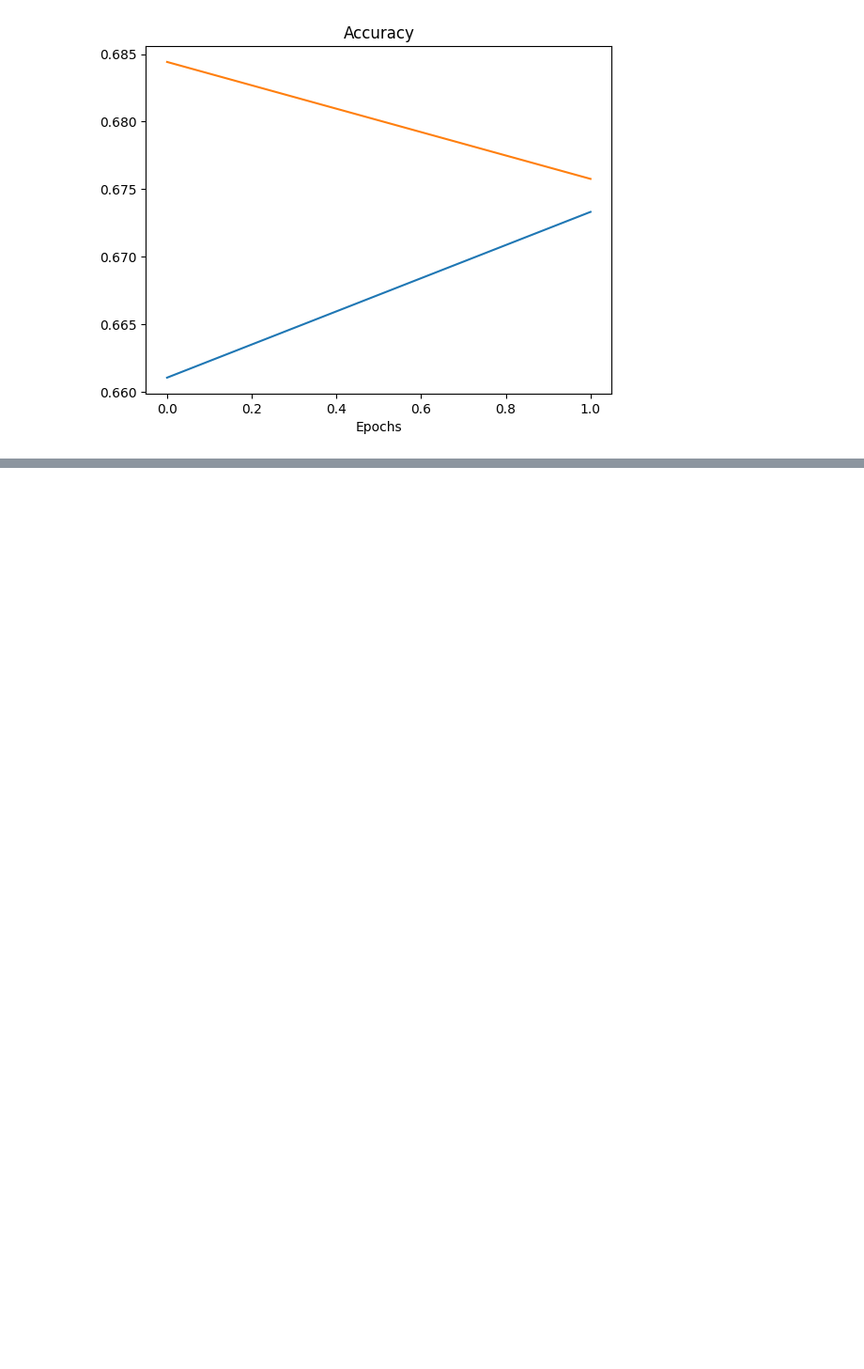
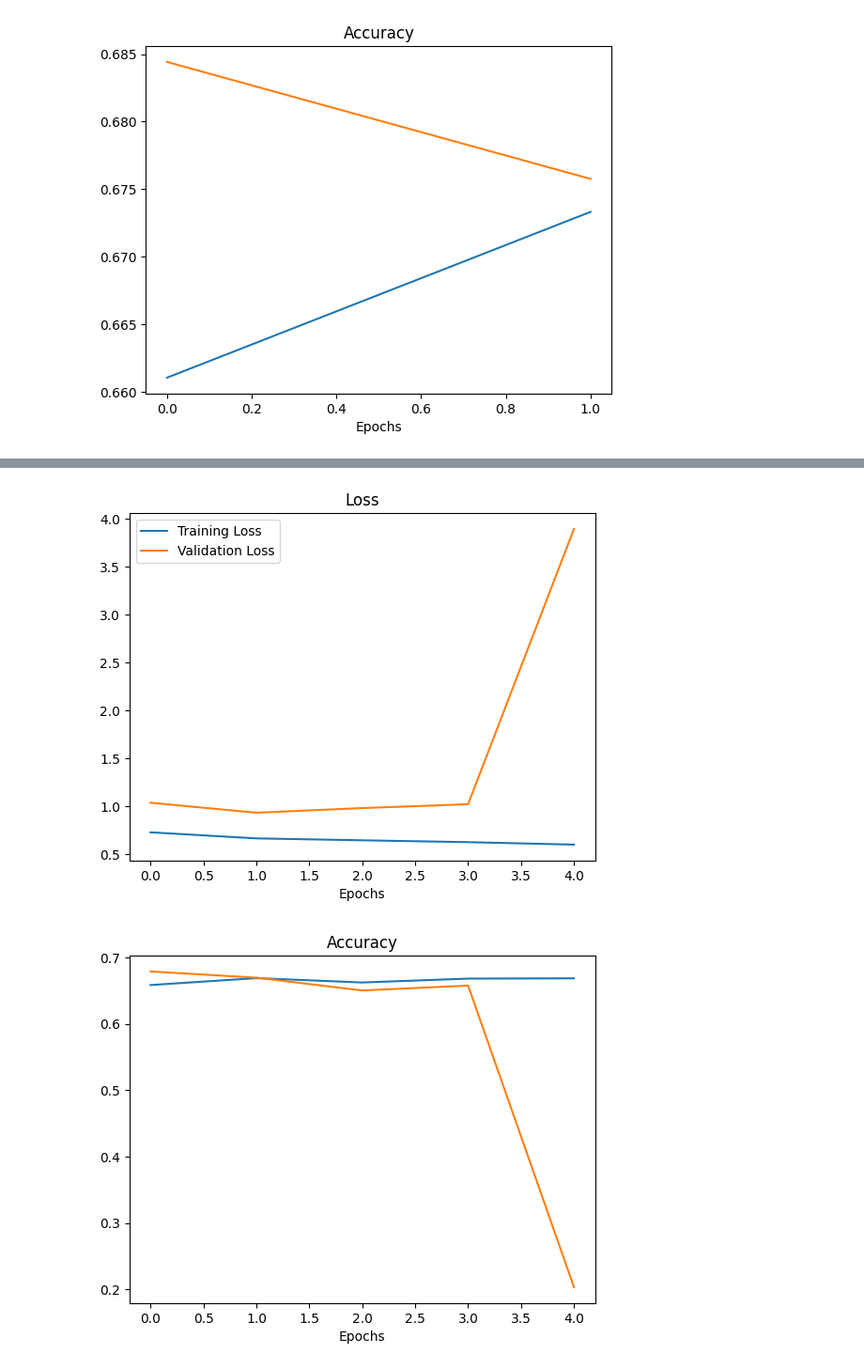
Before and after one commit to vaibhav709/Skin-Cancer-Detection, a Jupyter notebook: train.ipynb, the cells around one changed output, grey strips where cells are left out. Shown at 94% size. Saved outputs shown, nothing was run; the diff lists cells and outputs as text; code cells hidden in the pictures; blank space fills up the shorter version.

```diff
--- a/train.ipynb
+++ b/train.ipynb
@@ -28,7 +38,7 @@ val_dir = 'C:\\Users\\vaibh\\OneDrive\\Desktop\\Skin-Cancer-Detection\\ham10000_
 from tensorflow.keras.preprocessing import image_dataset_from_directory
 
 IMG_SIZE = (224, 224)
-BATCH_SIZE = 32
+BATCH_SIZE = 8
 
 train_data = image_dataset_from_directory(
     train_dir,
@@ -201,0 +352,24 @@ plot_loss_curves(history_baseline_model_1)
+# %%
+from tensorflow.keras import layers
+from tensorflow.keras import Sequential
+from tensorflow.keras.layers import Conv2D, MaxPool2D, Flatten, Dense, GlobalAveragePooling2D, BatchNormalization
+
+model_3 = Sequential()
+model_3.add(layers.Input(shape=(IMG_SIZE[0], IMG_SIZE[1], 3)))
+model_3.add(data_augmentation)  # Add data augmentation layer
+model_3.add(layers.Rescaling(1./255))  # Add rescaling layer to normalize
+model_3.add(Conv2D(32, 3, activation='relu', padding='same', ))
+model_3.add(BatchNormalization()) # adding batch normalization
+model_3.add(Conv2D(32, 3, activation='relu', padding='same', ))
+model_3.add(BatchNormalization()) # adding batch normalization
+model_3.add(MaxPool2D(pool_size=2))
+model_3.add(Conv2D(64, 3, activation='relu',padding='same',))
+model_3.add(BatchNormalization()) # adding batch normalization
+model_3.add(Conv2D(64, 3, activation='relu',padding='same',))
+model_3.add(BatchNormalization()) # adding batch normalization
+model_3.add(GlobalAveragePooling2D())
+model_3.add(layers.Dropout(0.2))
+model_3.add(Dense(128, activation='relu'))
+model_3.add(Dense(128, activation='relu'))
+model_3.add(layers.Dropout(0.3))
+model_3.add(Dense(7, activation='softmax'))
@@ -201,0 +400,6 @@ plot_loss_curves(history_baseline_model_1)
+# %%
+model_3.compile(
+    loss=tf.keras.losses.SparseCategoricalCrossentropy(),
+    optimizer=tf.keras.optimizers.Adam(learning_rate=0.0003),
+    metrics=['accuracy']
+)
@@ -201,0 +416,8 @@ plot_loss_curves(history_baseline_model_1)
+# %%
+history_improving_model_3 = model_3.fit(
+    train_data,
+    validation_data=val_data,
+    epochs=10,
+    class_weight=class_weight,
+    callbacks=[tf.keras.callbacks.EarlyStopping(patience=3, restore_best_weights=True)]
+)
@@ -201,0 +440,5 @@ plot_loss_curves(history_baseline_model_1)
+# %%
+plot_loss_curves(history_improving_model_3)
+# %% [output]
+[figure, added]
+[figure, added]
```
Also changed, not shown: parts of 26 cells of this notebook.
